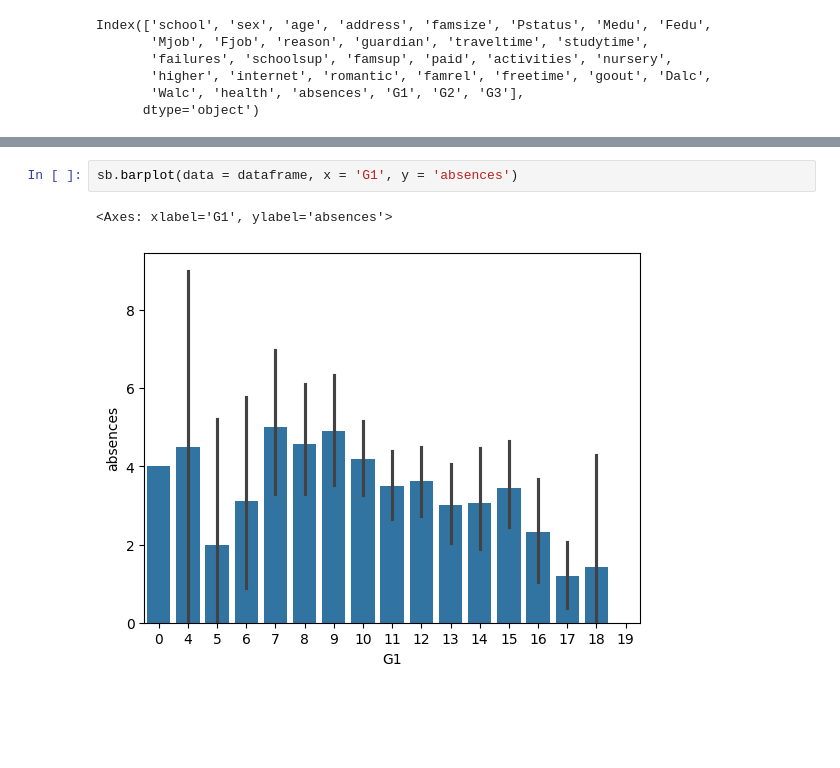
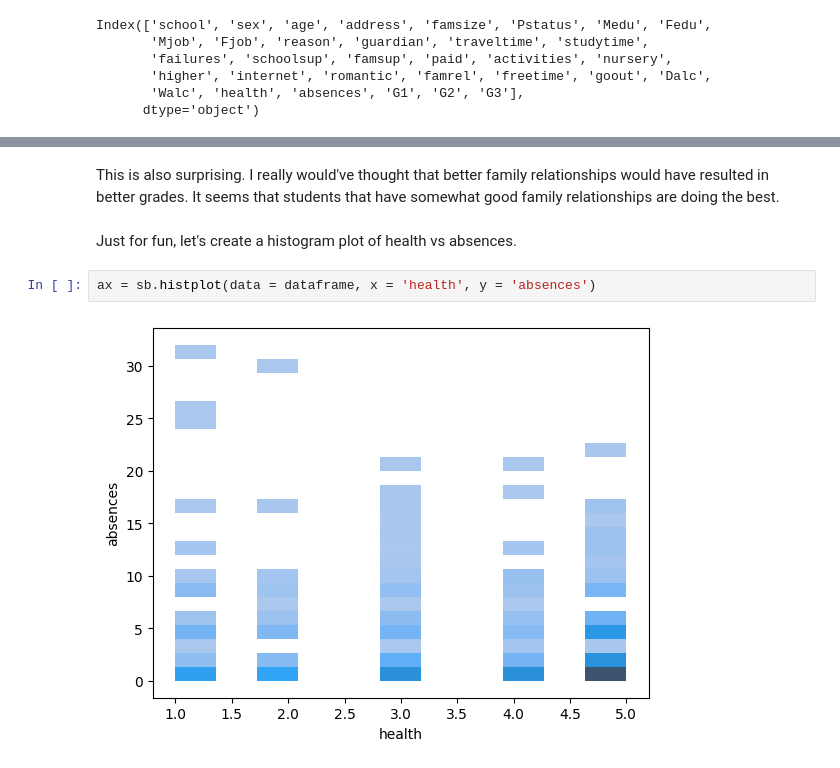
Before and after one commit to zhutchens/educational-analysis, a Jupyter notebook: education.ipynb, the cells around one changed output, grey strips where cells are left out. Saved outputs shown, nothing was run; the diff lists cells and outputs as text; blank space fills up the shorter version.

```diff
--- a/education.ipynb
+++ b/education.ipynb
@@ -58,5 +106,8 @@ dataframe.plot(x='studytime',
+# %% [markdown]
+This is also surprising. I really would've thought that better family relationships would have resulted in better grades. It seems that students that have somewhat good family relationships are doing the best.
+# %% [markdown]
+Just for fun, let's create a histogram plot of health vs absences.
 # %%
-sb.barplot(data = dataframe, x = 'G1', y = 'absences')
+ax = sb.histplot(data = dataframe, x = 'health', y = 'absences')
 # %% [output]
-<Axes: xlabel='G1', ylabel='absences'>
-[figure, old version]
+[figure, new version]
```
Also changed, not shown: parts of 13 cells of this notebook.
